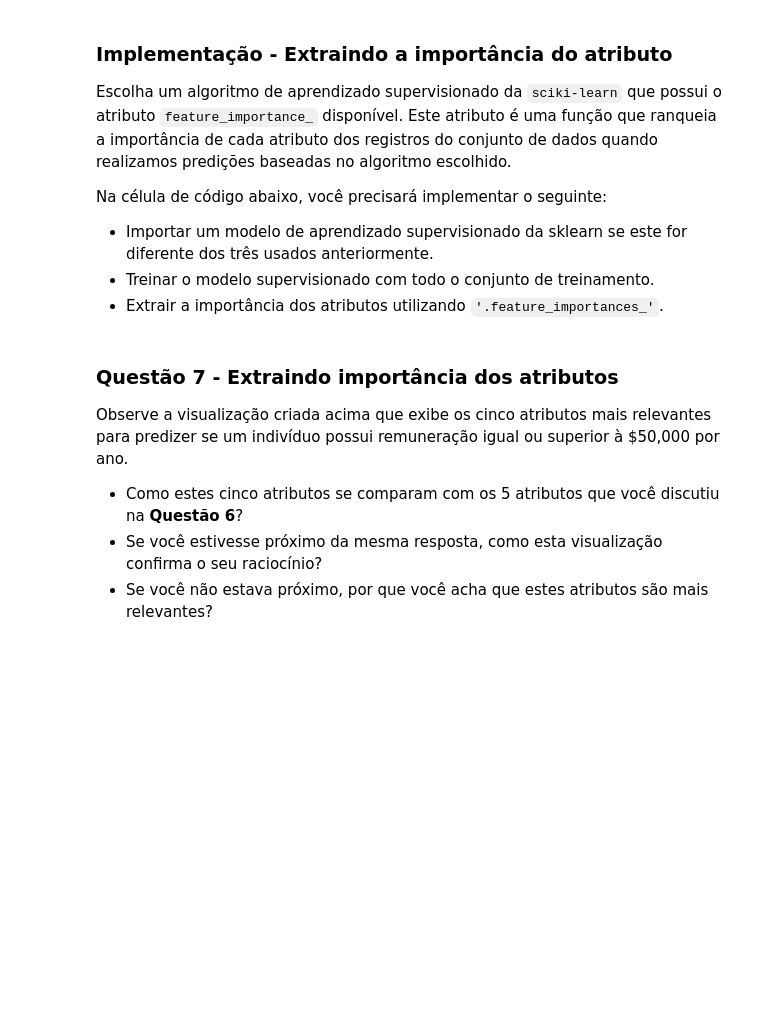
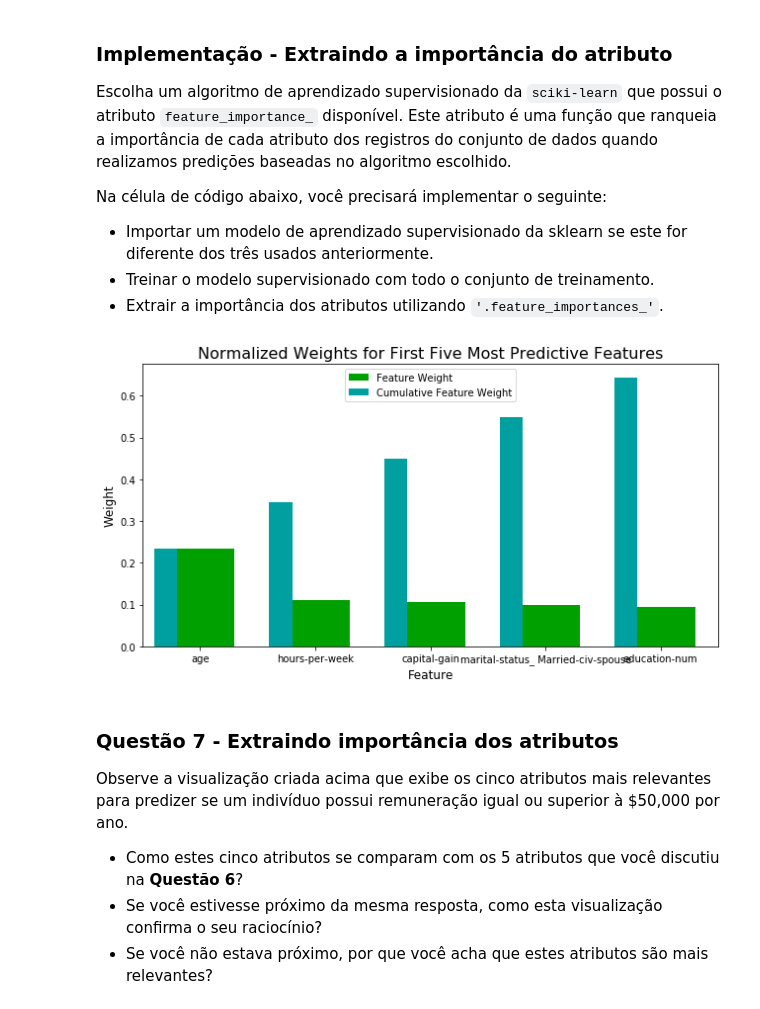
Before and after one commit to romerorocha/finding_donors, a Jupyter notebook: finding_donors_PT.ipynb, the cells around one changed output. Saved outputs shown, nothing was run; the diff lists cells and outputs as text; code cells hidden in the pictures; blank space fills up the shorter version.

```diff
--- a/finding_donors_PT.ipynb
+++ b/finding_donors_PT.ipynb
@@ -527,16 +571,19 @@ Na célula de código abaixo, você precisará implementar o seguinte:
  - Extrair a importância dos atributos utilizando `'.feature_importances_'`.
 # %%
 # TODO: Importar um modelo de aprendizado supervisionado que tenha 'feature_importances_'
-
+# O escolhido foi o RandomForestClassifier, que já foi importado anteriormente neste notebook.
 
 # TODO: Treinar o modelo utilizando o conjunto de treinamento com .fit(X_train, y_train)
-model = None
+clf_important_feat = RandomForestClassifier(random_state=42)
+model = clf_important_feat.fit(X_train, y_train)
 
 # TODO: Extrair a importância dos atributos utilizando .feature_importances_
-importances = None
+importances = model.feature_importances_
 
 # Plotar
 vs.feature_plot(importances, X_train, y_train)
+# %% [output]
+[figure, added]
 # %% [markdown]
 ### Questão 7 - Extraindo importância dos atributos
 
```
Also changed, not shown: parts of 19 cells of this notebook.
